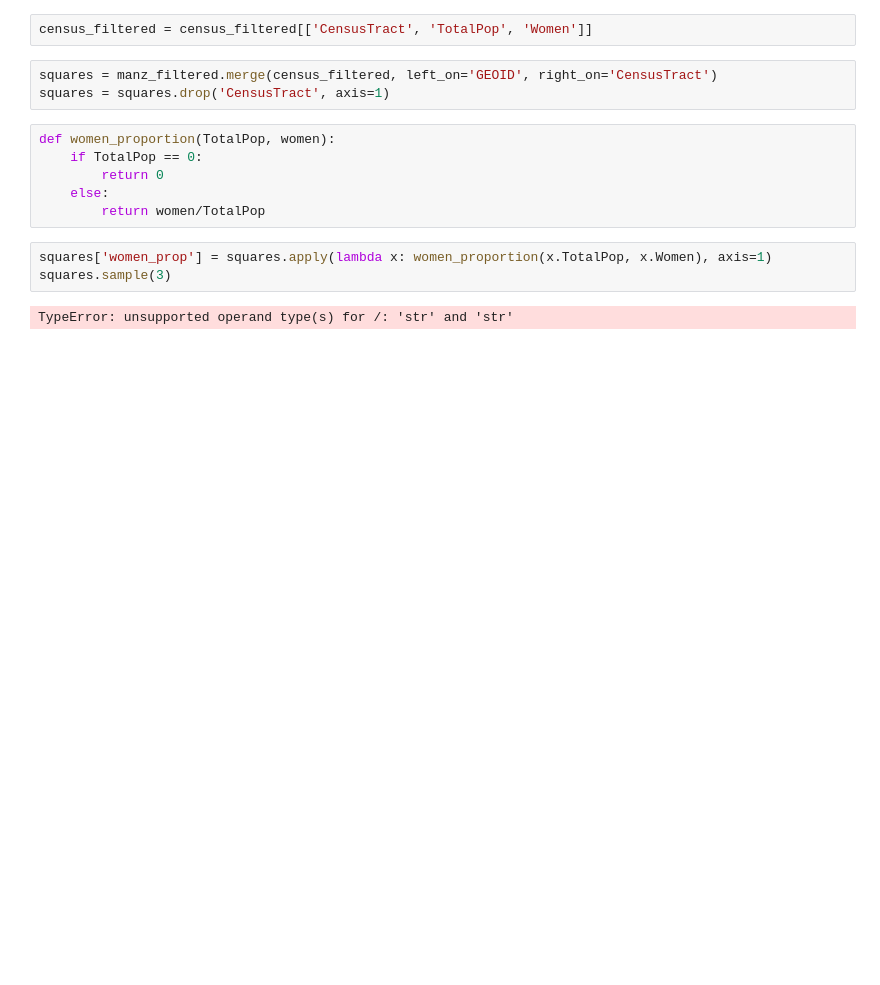
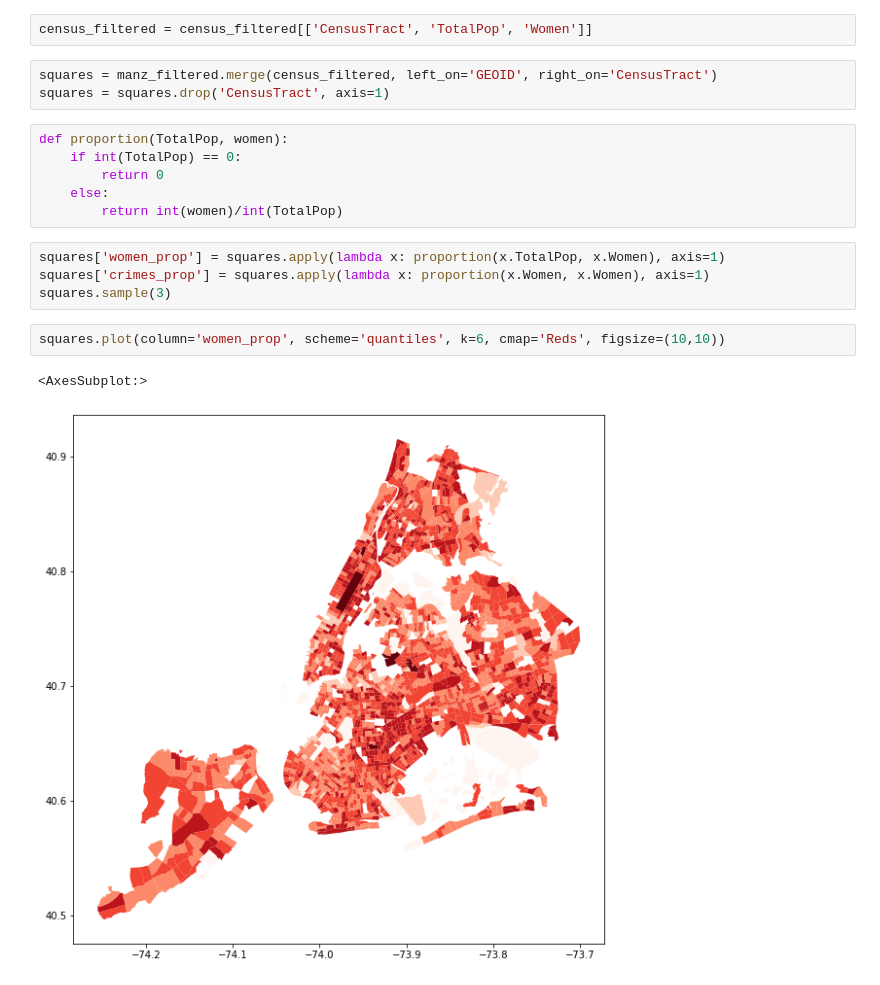
Before and after one commit to Larraguibel/HeatIslandsWV, a Jupyter notebook: violence_against_women.ipynb, the cells around one changed output. Drawn from its saved outputs; the diff is of its cells as text; blank space fills up the shorter version.

```diff
--- a/violence_against_women.ipynb
+++ b/violence_against_women.ipynb
@@ -193,13 +194,17 @@ census_filtered = census_filtered[['CensusTract', 'TotalPop', 'Women']]
 squares = manz_filtered.merge(census_filtered, left_on='GEOID', right_on='CensusTract')
 squares = squares.drop('CensusTract', axis=1)
 # %%
-def women_proportion(TotalPop, women):
-    if TotalPop == 0:
+def proportion(TotalPop, women):
+    if int(TotalPop) == 0:
         return 0
     else:
-        return women/TotalPop
+        return int(women)/int(TotalPop)
 # %%
-squares['women_prop'] = squares.apply(lambda x: women_proportion(x.TotalPop, x.Women), axis=1)
+squares['women_prop'] = squares.apply(lambda x: proportion(x.TotalPop, x.Women), axis=1)
+squares['crimes_prop'] = squares.apply(lambda x: proportion(x.Women, x.Women), axis=1)
 squares.sample(3)
-# %% [output]
-TypeError: unsupported operand type(s) for /: 'str' and 'str'
+# %%
+squares.plot(column='women_prop', scheme='quantiles', k=6, cmap='Reds', figsize=(10,10))
+# %% [output]
+<AxesSubplot:>
+[figure, added]
```
Also changed, not shown: parts of 4 cells of this notebook.
